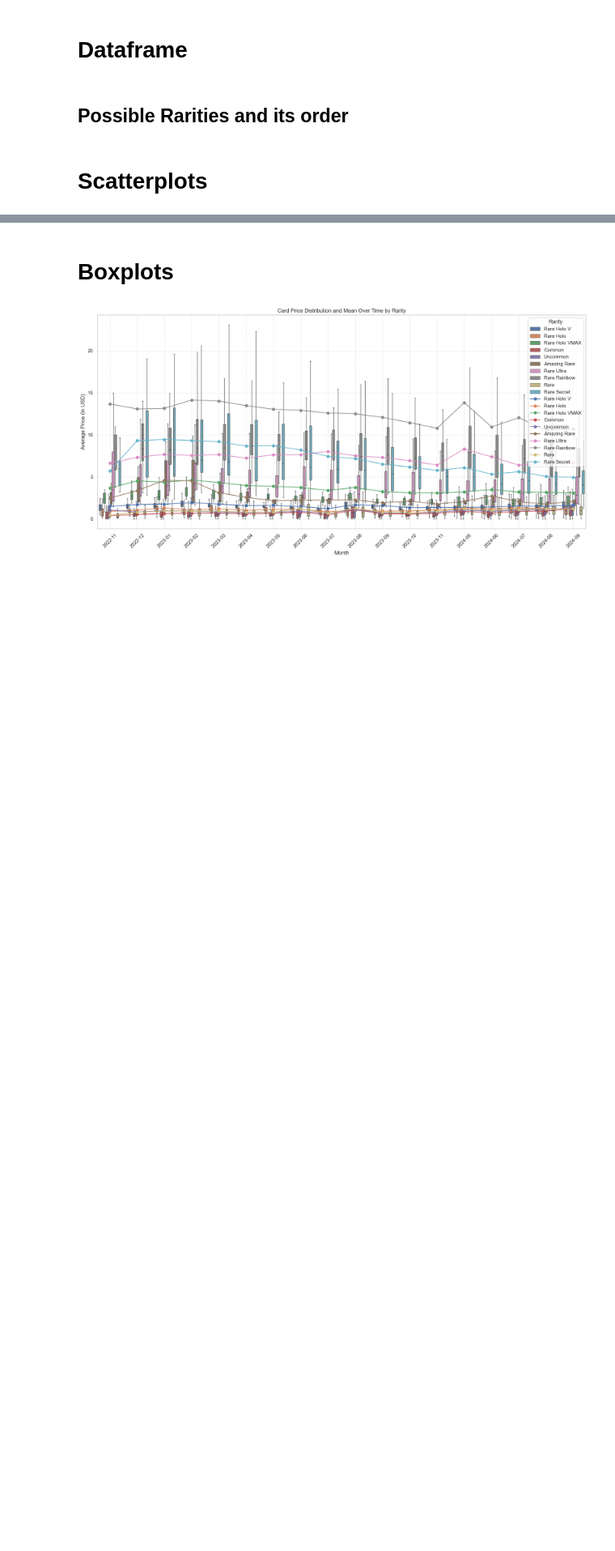
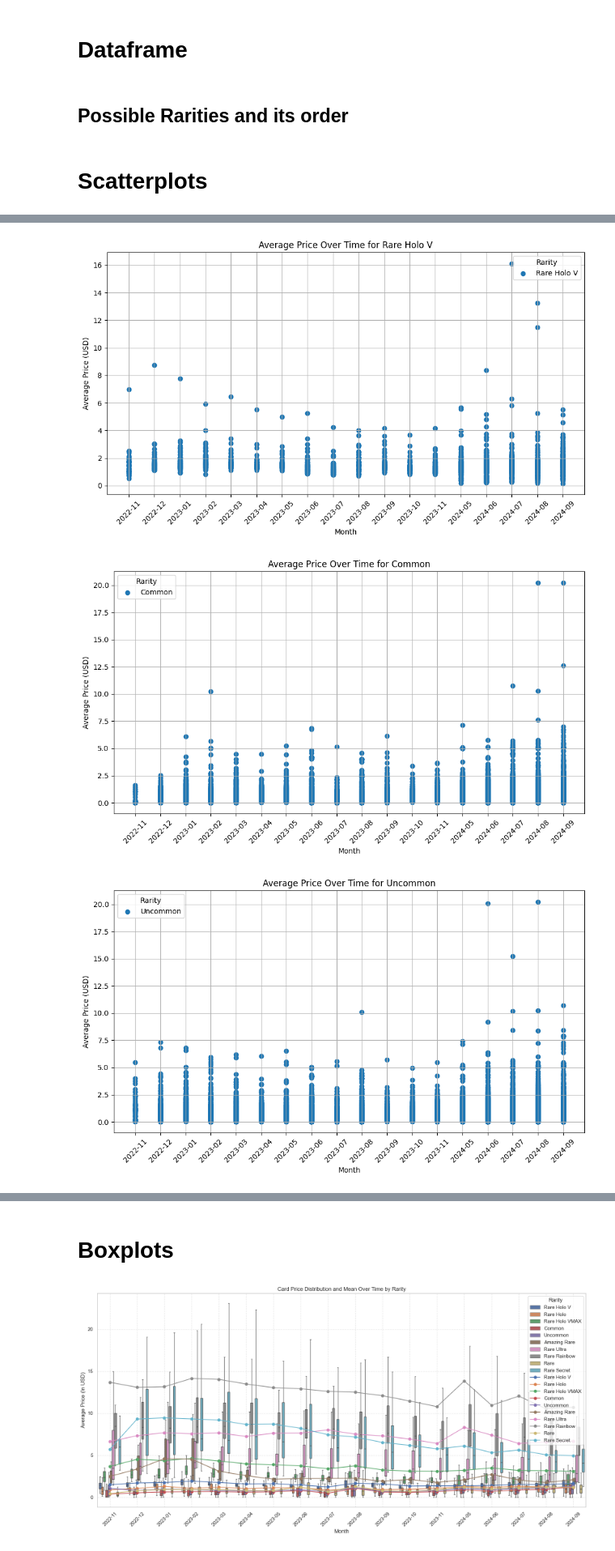
Before and after one commit to JihunKimCode/RarityRadar, a Jupyter notebook: graph.ipynb, the cells around one changed output, grey strips where cells are left out. Shown at 81% size. Saved outputs shown, nothing was run; the diff lists cells and outputs as text; code cells hidden in the pictures; blank space fills up the shorter version.

```diff
--- a/graph.ipynb
+++ b/graph.ipynb
@@ -120,0 +83,35 @@ for rarity in df['Rarity'].unique():
+# %%
+# Ensure Month column is datetime
+df['Month'] = pd.to_datetime(df['Month'])
+
+# Loop over each unique Rarity
+for rarity in df['Rarity'].dropna().unique():
+    # Filter data for the current rarity
+    subset = df[df['Rarity'] == rarity].sort_values(by='Month')
+
+    # Create a new figure
+    plt.figure(figsize=(10, 6))
+
+    # Plot scatter plot
+    plt.scatter(
+        subset['Month'].dt.strftime('%Y-%m'),
+        subset['Average'] / 100,  # Convert cents to dollars
+        label=rarity,
+        marker='o'
+    )
+
+    # Set plot details
+    plt.title(f'Average Price Over Time for {rarity}')
+    plt.xlabel('Month')
+    plt.ylabel('Average Price (USD)')
+    plt.xticks(rotation=45)
+    plt.grid(True)
+    plt.legend(title='Rarity')
+
+    # Show plot
+    plt.tight_layout()
+    plt.show()
+# %% [output]
+[figure, added]
+[figure, added]
+[figure, added]
```
Also changed, not shown: parts of 3 cells of this notebook, 9 other files.
